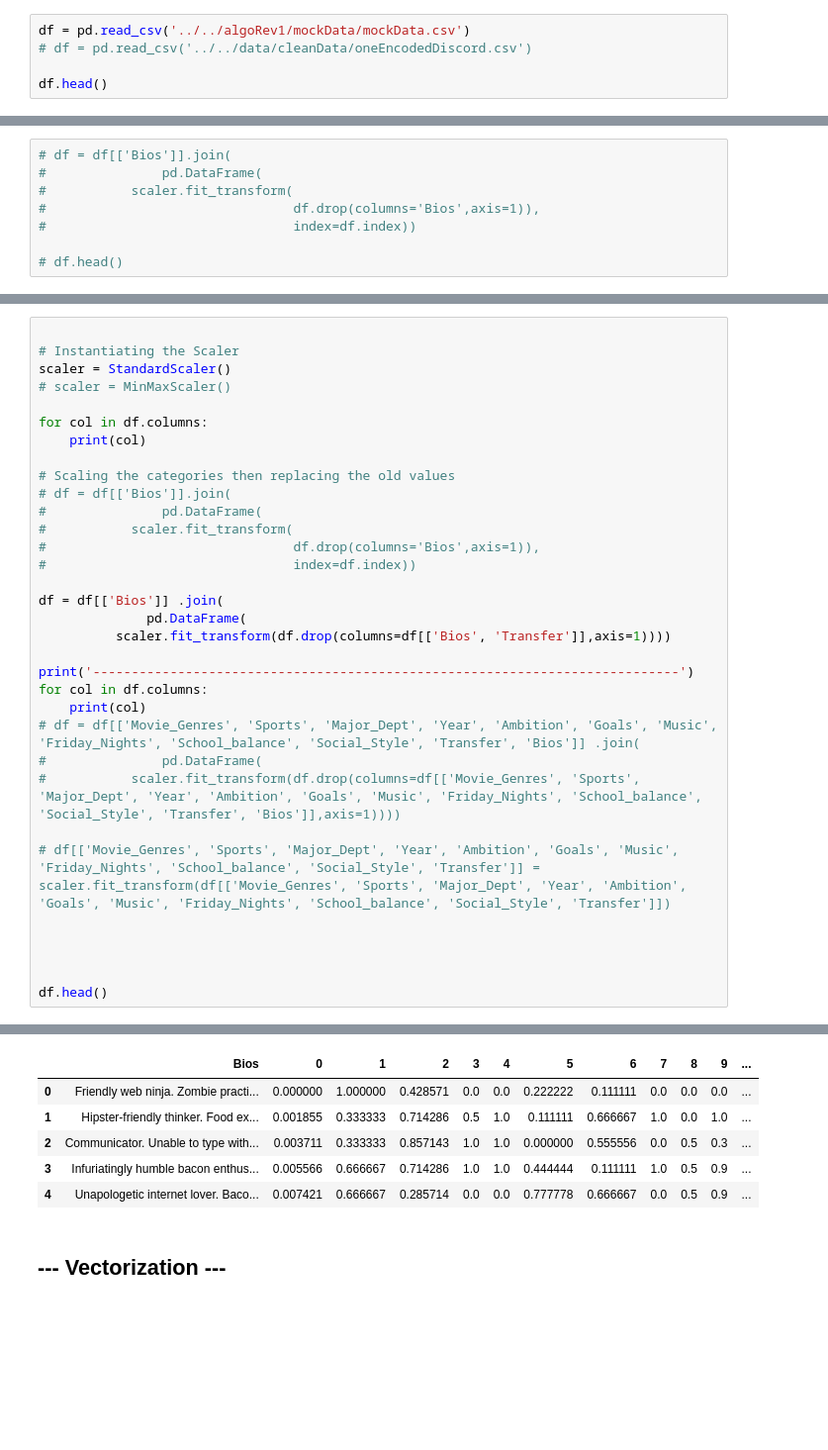
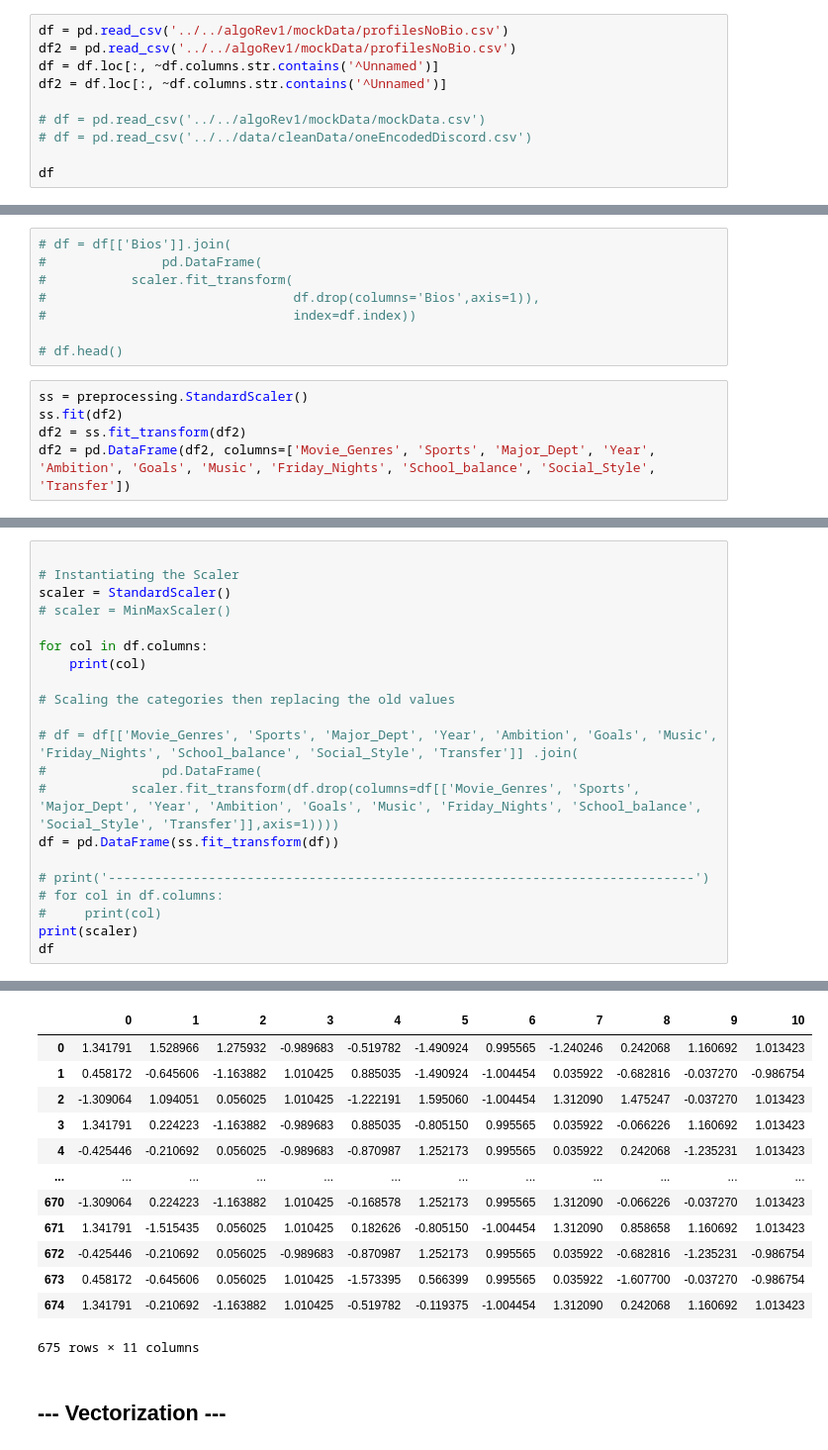
Before and after one commit to seemavora/marketAnalysis, a Jupyter notebook: clusteringAlgorithms/Surabhi/HAC.ipynb, the cells around one changed output, grey strips where cells are left out. Shown at 99% size. Drawn from its saved outputs; the diff is of its cells as text; blank space fills up the shorter version.

```diff
--- a/clusteringAlgorithms/Surabhi/HAC.ipynb
+++ b/clusteringAlgorithms/Surabhi/HAC.ipynb
@@ -12,7 +13,12 @@ from sklearn.preprocessing import StandardScaler
 # from sklearn.preprocessing import MinMaxScaler
 # %%
-df = pd.read_csv('../../algoRev1/mockData/mockData.csv')
+df = pd.read_csv('../../algoRev1/mockData/profilesNoBio.csv')
+df2 = pd.read_csv('../../algoRev1/mockData/profilesNoBio.csv')
+df = df.loc[:, ~df.columns.str.contains('^Unnamed')]
+df2 = df.loc[:, ~df.columns.str.contains('^Unnamed')]
+
+# df = pd.read_csv('../../algoRev1/mockData/mockData.csv')
 # df = pd.read_csv('../../data/cleanData/oneEncodedDiscord.csv')
 
-df.head()
+df
 # %% [output]
@@ -30,3 +43,8 @@ df.head()
 #                                index=df.index))
 
 # df.head()
+# %%
+ss = preprocessing.StandardScaler()
+ss.fit(df2)
+df2 = ss.fit_transform(df2)
+df2 = pd.DataFrame(df2, columns=['Movie_Genres', 'Sports', 'Major_Dept', 'Year', 'Ambition', 'Goals', 'Music', 'Friday_Nights', 'School_balance', 'Social_Style', 'Transfer'])
@@ -40,27 +67,15 @@ for col in df.columns:
     print(col)
 
 # Scaling the categories then replacing the old values
-# df = df[['Bios']].join(
+
+# df = df[['Movie_Genres', 'Sports', 'Major_Dept', 'Year', 'Ambition', 'Goals', 'Music', 'Friday_Nights', 'School_balance', 'Social_Style', 'Transfer']] .join(
 #               pd.DataFrame(
-#           scaler.fit_transform(
-#                                df.drop(columns='Bios',axis=1)),
-#                                index=df.index))
+#           scaler.fit_transform(df.drop(columns=df[['Movie_Genres', 'Sports', 'Major_Dept', 'Year', 'Ambition', 'Goals', 'Music', 'Friday_Nights', 'School_balance', 'Social_Style', 'Transfer']],axis=1))))
+df = pd.DataFrame(ss.fit_transform(df))
 
-df = df[['Bios']] .join(
-              pd.DataFrame(
-          scaler.fit_transform(df.drop(columns=df[['Bios', 'Transfer']],axis=1))))
-
-print('----------------------------------------------------------------------------')
-for col in df.columns:
-    print(col)
-# df = df[['Movie_Genres', 'Sports', 'Major_Dept', 'Year', 'Ambition', 'Goals', 'Music', 'Friday_Nights', 'School_balance', 'Social_Style', 'Transfer', 'Bios']] .join(
-#               pd.DataFrame(
-#           scaler.fit_transform(df.drop(columns=df[['Movie_Genres', 'Sports', 'Major_Dept', 'Year', 'Ambition', 'Goals', 'Music', 'Friday_Nights', 'School_balance', 'Social_Style', 'Transfer', 'Bios']],axis=1))))
-
-# df[['Movie_Genres', 'Sports', 'Major_Dept', 'Year', 'Ambition', 'Goals', 'Music', 'Friday_Nights', 'School_balance', 'Social_Style', 'Transfer']] = scaler.fit_transform(df[['Movie_Genres', 'Sports', 'Major_Dept', 'Year', 'Ambition', 'Goals', 'Music', 'Friday_Nights', 'School_balance', 'Social_Style', 'Transfer']])
-
-
-
-
-df.head()
+# print('----------------------------------------------------------------------------')
+# for col in df.columns:
+#     print(col)
+print(scaler)
+df
 # %% [output]
@@ -84,9 +94,16 @@ Social_Style
-|  | Bios | 0 | 1 | 2 | 3 | 4 | 5 | 6 | 7 | 8 | 9 | ... |
-| 0 | Friendly web ninja. Zombie practi... | 0.000000 | 1.000000 | 0.428571 | 0.0 | 0.0 | 0.222222 | 0.111111 | 0.0 | 0.0 | 0.0 | ... |
-| 1 | Hipster-friendly thinker. Food ex... | 0.001855 | 0.333333 | 0.714286 | 0.5 | 1.0 | 0.111111 | 0.666667 | 1.0 | 0.0 | 1.0 | ... |
-| 2 | Communicator. Unable to type with... | 0.003711 | 0.333333 | 0.857143 | 1.0 | 1.0 | 0.000000 | 0.555556 | 0.0 | 0.5 | 0.3 | ... |
-| 3 | Infuriatingly humble bacon enthus... | 0.005566 | 0.666667 | 0.714286 | 1.0 | 1.0 | 0.444444 | 0.111111 | 1.0 | 0.5 | 0.9 | ... |
-| 4 | Unapologetic internet lover. Baco... | 0.007421 | 0.666667 | 0.285714 | 0.0 | 0.0 | 0.777778 | 0.666667 | 0.0 | 0.5 | 0.9 | ... |
+|  | 0 | 1 | 2 | 3 | 4 | 5 | 6 | 7 | 8 | 9 | 10 |
+| 0 | 1.341791 | 1.528966 | 1.275932 | -0.989683 | -0.519782 | -1.490924 | 0.995565 | -1.240246 | 0.242068 | 1.160692 | 1.013423 |
+| 1 | 0.458172 | -0.645606 | -1.163882 | 1.010425 | 0.885035 | -1.490924 | -1.004454 | 0.035922 | -0.682816 | -0.037270 | -0.986754 |
+| 2 | -1.309064 | 1.094051 | 0.056025 | 1.010425 | -1.222191 | 1.595060 | -1.004454 | 1.312090 | 1.475247 | -0.037270 | 1.013423 |
+| 3 | 1.341791 | 0.224223 | -1.163882 | -0.989683 | 0.885035 | -0.805150 | 0.995565 | 0.035922 | -0.066226 | 1.160692 | 1.013423 |
+| 4 | -0.425446 | -0.210692 | 0.056025 | -0.989683 | -0.870987 | 1.252173 | 0.995565 | 0.035922 | 0.242068 | -1.235231 | 1.013423 |
+| ... | ... | ... | ... | ... | ... | ... | ... | ... | ... | ... | ... |
+| 670 | -1.309064 | 0.224223 | -1.163882 | 1.010425 | -0.168578 | 1.252173 | 0.995565 | 1.312090 | -0.066226 | -0.037270 | 1.013423 |
+| 671 | 1.341791 | -1.515435 | 0.056025 | 1.010425 | 0.182626 | -0.805150 | -1.004454 | 1.312090 | 0.858658 | 1.160692 | 1.013423 |
+| 672 | -0.425446 | -0.210692 | 0.056025 | -0.989683 | -0.870987 | 1.252173 | 0.995565 | 0.035922 | -0.682816 | -1.235231 | -0.986754 |
+| 673 | 0.458172 | -0.645606 | 0.056025 | 1.010425 | -1.573395 | 0.566399 | 0.995565 | 0.035922 | -1.607700 | -0.037270 | -0.986754 |
+| 674 | 1.341791 | -0.210692 | -1.163882 | 1.010425 | -0.519782 | -0.119375 | -1.004454 | 1.312090 | 0.242068 | 1.160692 | 1.013423 |
+675 rows × 11 columns
 # %% [markdown]
 ## --- Vectorization ---
 # %% [markdown]
```
Also changed, not shown: parts of 19 cells of this notebook, 2 other files.
